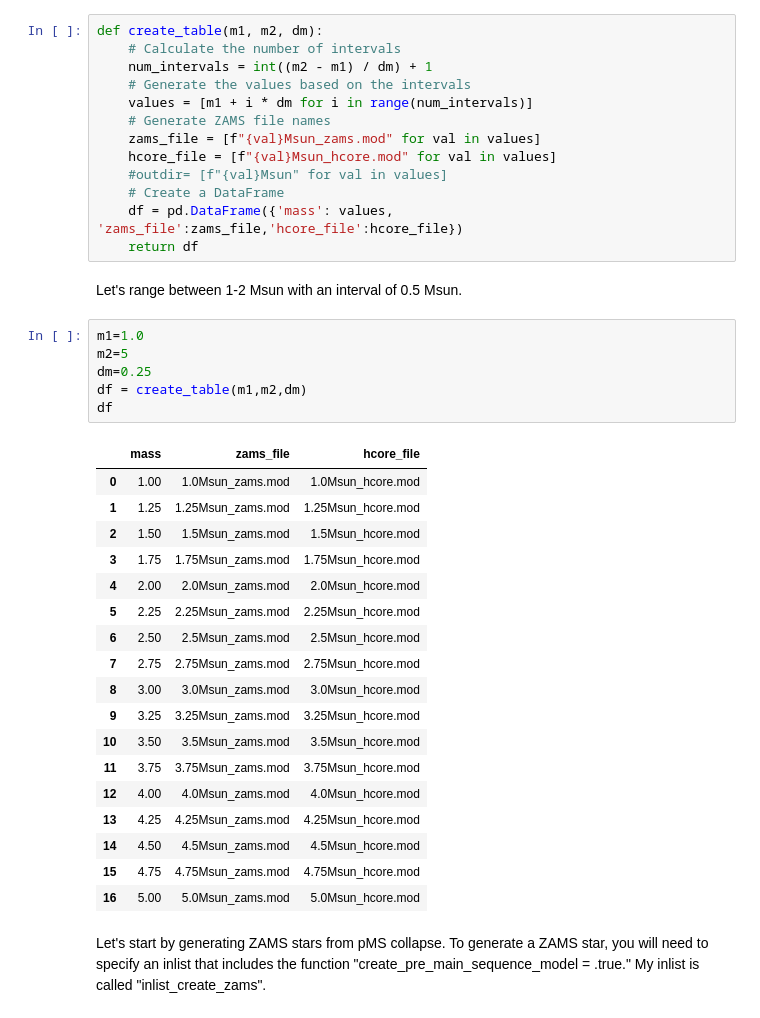
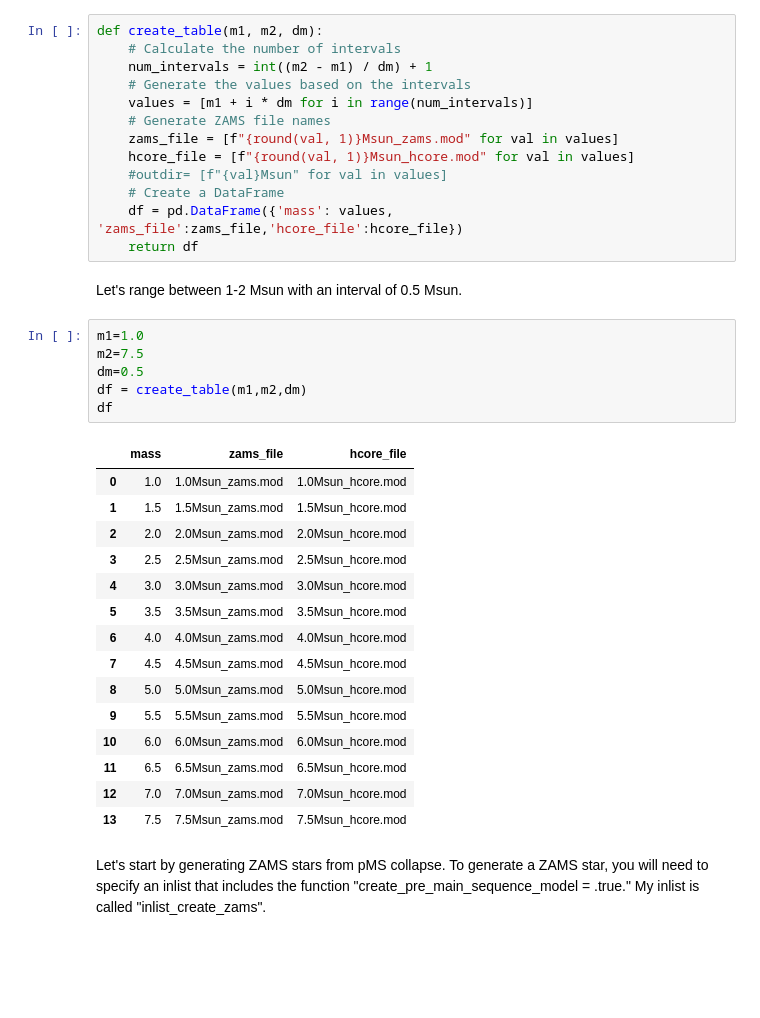
Before and after one commit to CamberCloud-Inc/mesa_demo, a Jupyter notebook: MESA_StellarTracks.ipynb, the cells around one changed output. Saved outputs shown, nothing was run; the diff lists cells and outputs as text; blank space fills up the shorter version.

```diff
--- a/MESA_StellarTracks.ipynb
+++ b/MESA_StellarTracks.ipynb
@@ -17,8 +17,8 @@ def create_table(m1, m2, dm):
     # Generate the values based on the intervals
     values = [m1 + i * dm for i in range(num_intervals)]
     # Generate ZAMS file names
-    zams_file = [f"{val}Msun_zams.mod" for val in values]
-    hcore_file = [f"{val}Msun_hcore.mod" for val in values]
+    zams_file = [f"{round(val, 1)}Msun_zams.mod" for val in values]
+    hcore_file = [f"{round(val, 1)}Msun_hcore.mod" for val in values]
     #outdir= [f"{val}Msun" for val in values]
     # Create a DataFrame
     df = pd.DataFrame({'mass': values, 'zams_file':zams_file,'hcore_file':hcore_file})
@@ -27,29 +27,26 @@ def create_table(m1, m2, dm):
 Let's range between 1-2 Msun with an interval of 0.5 Msun.
 # %%
 m1=1.0
-m2=5
-dm=0.25
+m2=7.5
+dm=0.5
 df = create_table(m1,m2,dm)
 df
 # %% [output]
 |  | mass | zams_file | hcore_file |
-| 0 | 1.00 | 1.0Msun_zams.mod | 1.0Msun_hcore.mod |
-| 1 | 1.25 | 1.25Msun_zams.mod | 1.25Msun_hcore.mod |
-| 2 | 1.50 | 1.5Msun_zams.mod | 1.5Msun_hcore.mod |
-| 3 | 1.75 | 1.75Msun_zams.mod | 1.75Msun_hcore.mod |
-| 4 | 2.00 | 2.0Msun_zams.mod | 2.0Msun_hcore.mod |
-| 5 | 2.25 | 2.25Msun_zams.mod | 2.25Msun_hcore.mod |
-| 6 | 2.50 | 2.5Msun_zams.mod | 2.5Msun_hcore.mod |
-| 7 | 2.75 | 2.75Msun_zams.mod | 2.75Msun_hcore.mod |
-| 8 | 3.00 | 3.0Msun_zams.mod | 3.0Msun_hcore.mod |
-| 9 | 3.25 | 3.25Msun_zams.mod | 3.25Msun_hcore.mod |
-| 10 | 3.50 | 3.5Msun_zams.mod | 3.5Msun_hcore.mod |
-| 11 | 3.75 | 3.75Msun_zams.mod | 3.75Msun_hcore.mod |
-| 12 | 4.00 | 4.0Msun_zams.mod | 4.0Msun_hcore.mod |
-| 13 | 4.25 | 4.25Msun_zams.mod | 4.25Msun_hcore.mod |
-| 14 | 4.50 | 4.5Msun_zams.mod | 4.5Msun_hcore.mod |
-| 15 | 4.75 | 4.75Msun_zams.mod | 4.75Msun_hcore.mod |
-| 16 | 5.00 | 5.0Msun_zams.mod | 5.0Msun_hcore.mod |
+| 0 | 1.0 | 1.0Msun_zams.mod | 1.0Msun_hcore.mod |
+| 1 | 1.5 | 1.5Msun_zams.mod | 1.5Msun_hcore.mod |
+| 2 | 2.0 | 2.0Msun_zams.mod | 2.0Msun_hcore.mod |
+| 3 | 2.5 | 2.5Msun_zams.mod | 2.5Msun_hcore.mod |
+| 4 | 3.0 | 3.0Msun_zams.mod | 3.0Msun_hcore.mod |
+| 5 | 3.5 | 3.5Msun_zams.mod | 3.5Msun_hcore.mod |
+| 6 | 4.0 | 4.0Msun_zams.mod | 4.0Msun_hcore.mod |
+| 7 | 4.5 | 4.5Msun_zams.mod | 4.5Msun_hcore.mod |
+| 8 | 5.0 | 5.0Msun_zams.mod | 5.0Msun_hcore.mod |
+| 9 | 5.5 | 5.5Msun_zams.mod | 5.5Msun_hcore.mod |
+| 10 | 6.0 | 6.0Msun_zams.mod | 6.0Msun_hcore.mod |
+| 11 | 6.5 | 6.5Msun_zams.mod | 6.5Msun_hcore.mod |
+| 12 | 7.0 | 7.0Msun_zams.mod | 7.0Msun_hcore.mod |
+| 13 | 7.5 | 7.5Msun_zams.mod | 7.5Msun_hcore.mod |
 # %% [markdown]
 Let's start by generating ZAMS stars from pMS collapse. To generate a ZAMS star, you will need to specify an inlist that includes the function "create_pre_main_sequence_model = .true." My inlist is called "inlist_create_zams".
 # %%
```
Also changed, not shown: parts of 7 cells of this notebook.
